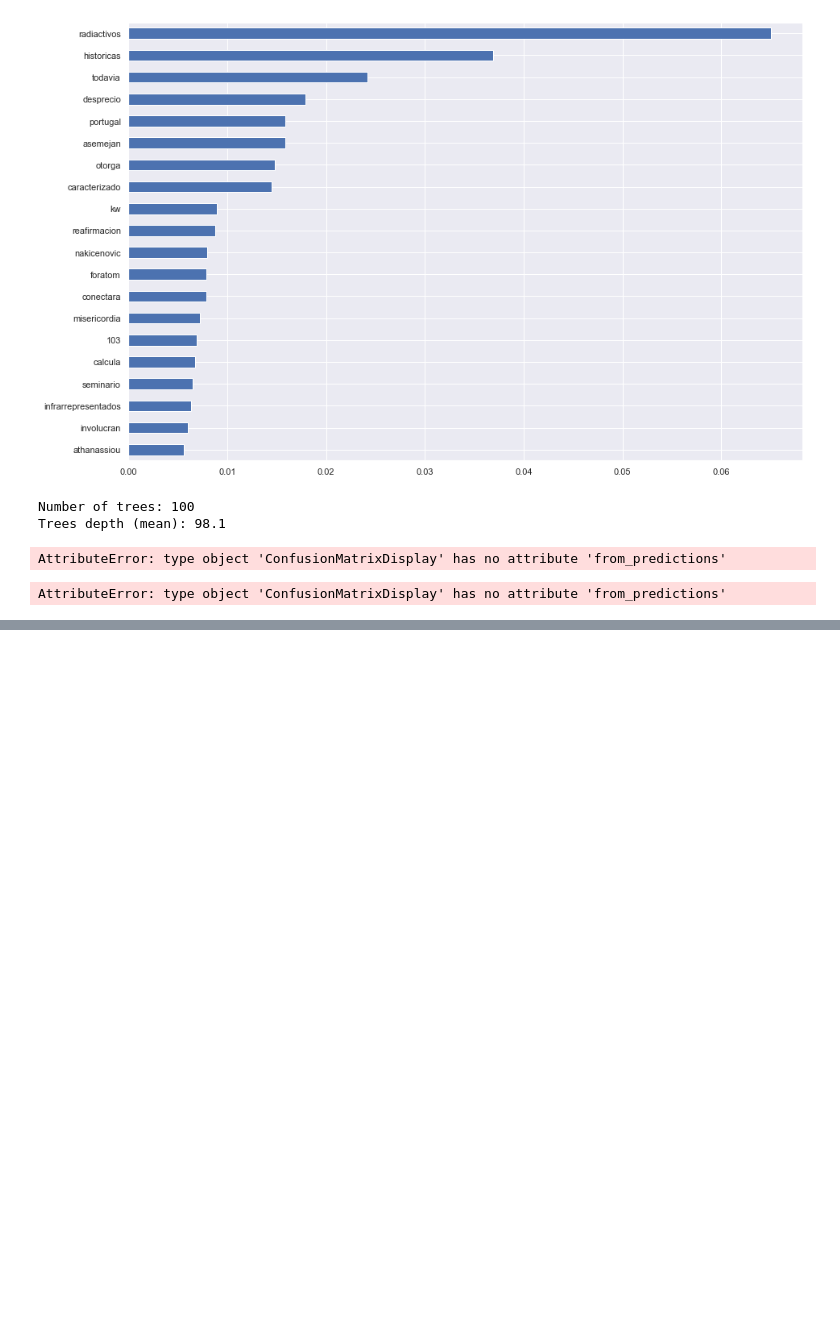
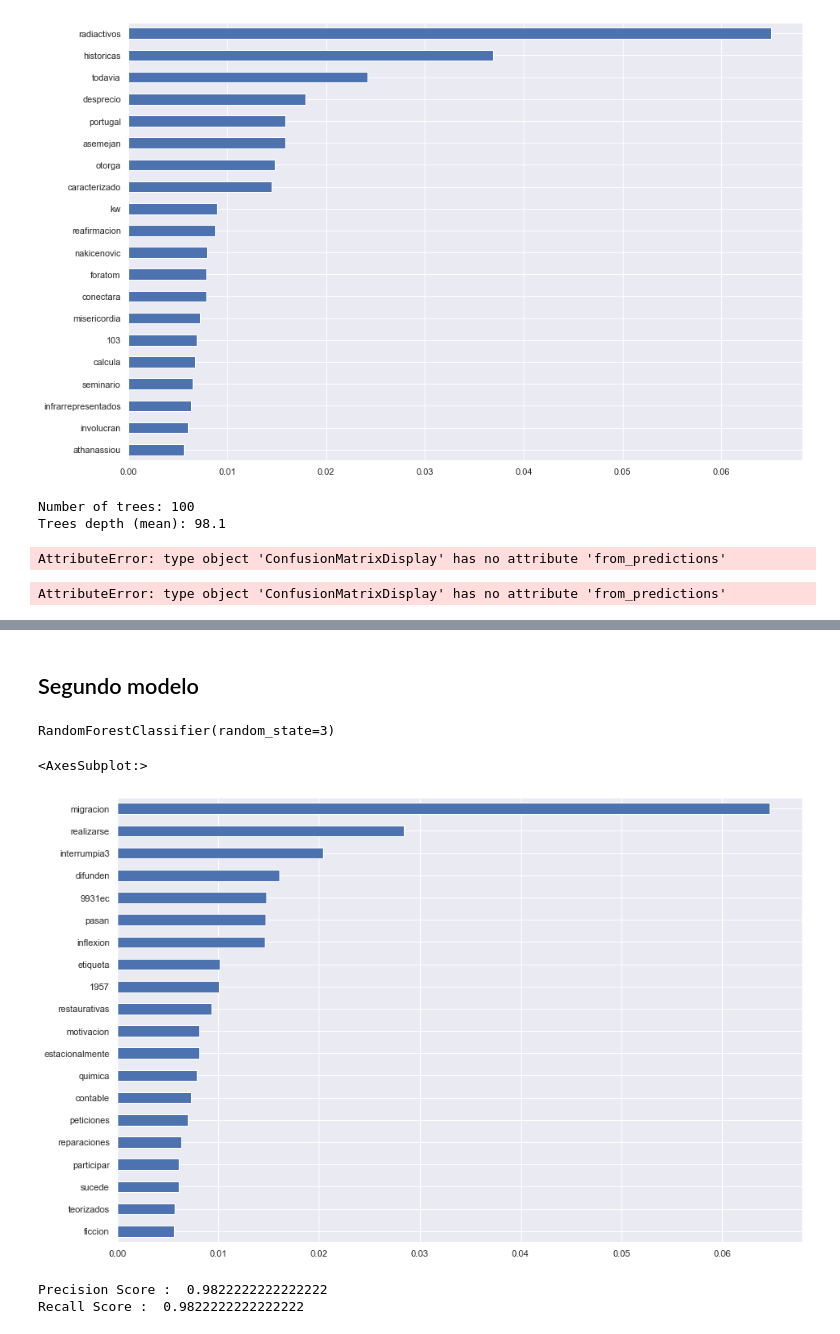
Before and after one commit to montejs3/ProyectoBI, a Jupyter notebook: modeloODS.ipynb, the cells around one changed output, grey strips where cells are left out. Drawn from its saved outputs; the diff is of its cells as text; code cells hidden in the pictures; blank space fills up the shorter version.

```diff
--- a/modeloODS.ipynb
+++ b/modeloODS.ipynb
@@ -315,0 +294,17 @@ Recall Score :  0.98
+# %% [markdown]
+## Segundo modelo
+# %%
+tfidf = TfidfVectorizer(tokenizer=word_tokenize, stop_words=stop_words, lowercase=True)
+# %%
+X_tfid = tfidf.fit_transform(X_train)
+# %%
+tf_idf_model = RandomForestClassifier(random_state=3)
+# %%
+tf_idf_model.fit(X_tfid, y_train)
+# %% [output]
+RandomForestClassifier(random_state=3)
+# %%
+pd.Series(tf_idf_model.feature_importances_, index=tfidf.vocabulary_).sort_values().tail(20).plot.barh(figsize=(15, 10))
+# %% [output]
+<AxesSubplot:>
+[figure, added]
@@ -315,0 +314,10 @@ Recall Score :  0.98
+# %%
+print("Precision Score : ",precision_score(y_test, y_test_tfidf_predict,
+                                           pos_label='positive',
+                                           average='micro'))
+print("Recall Score : ",recall_score(y_test, y_test_tfidf_predict,
+                                           pos_label='positive',
+                                           average='micro'))
+# %% [output]
+Precision Score :  0.9822222222222222
+Recall Score :  0.9822222222222222
```
Also changed, not shown: parts of 9 cells of this notebook.
